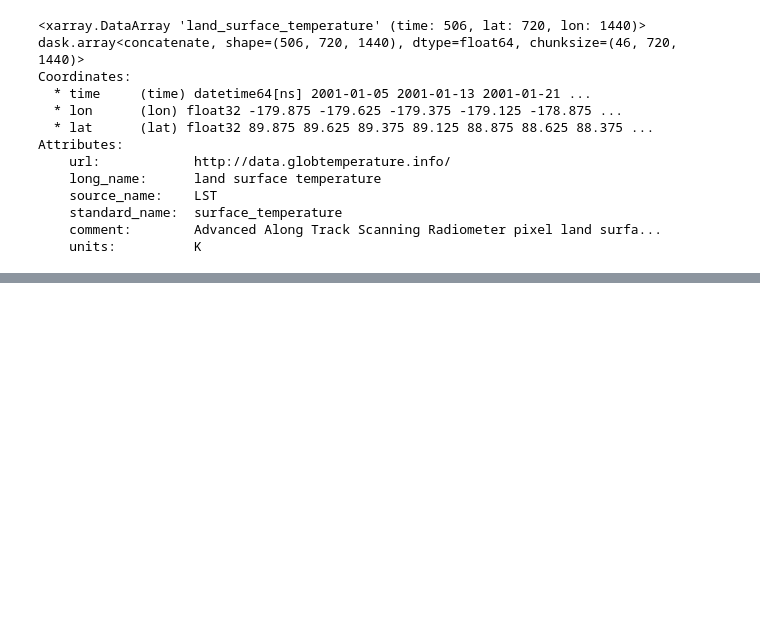
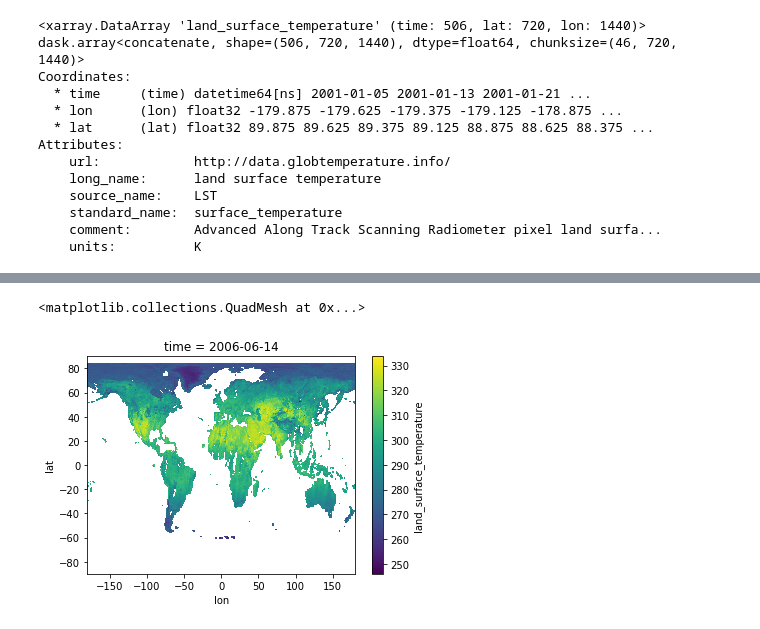
Before and after one commit to esa-esdl/esdl-shared, a Jupyter notebook: notebooks/Python/Python_Data_Access.ipynb, the cells around one changed output, grey strips where cells are left out. Drawn from its saved outputs; the diff is of its cells as text; code cells hidden in the pictures; blank space fills up the shorter version.

```diff
--- a/notebooks/Python/Python_Data_Access.ipynb
+++ b/notebooks/Python/Python_Data_Access.ipynb
@@ -85,0 +101,5 @@ lst[124, :, :].plot()
+# %%
+lst.sel(time='2006-06-15', method='nearest').plot()
+# %% [output]
+<matplotlib.collections.QuadMesh at 0x...>
+[figure, added]
```
Also changed, not shown: parts of 18 cells of this notebook.
